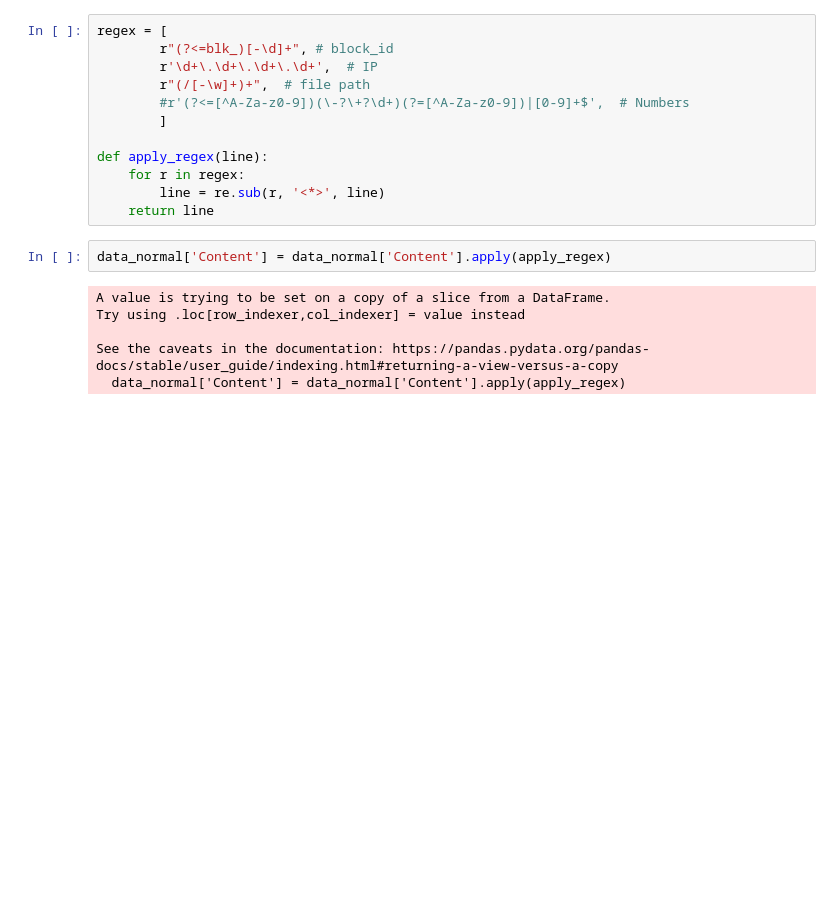
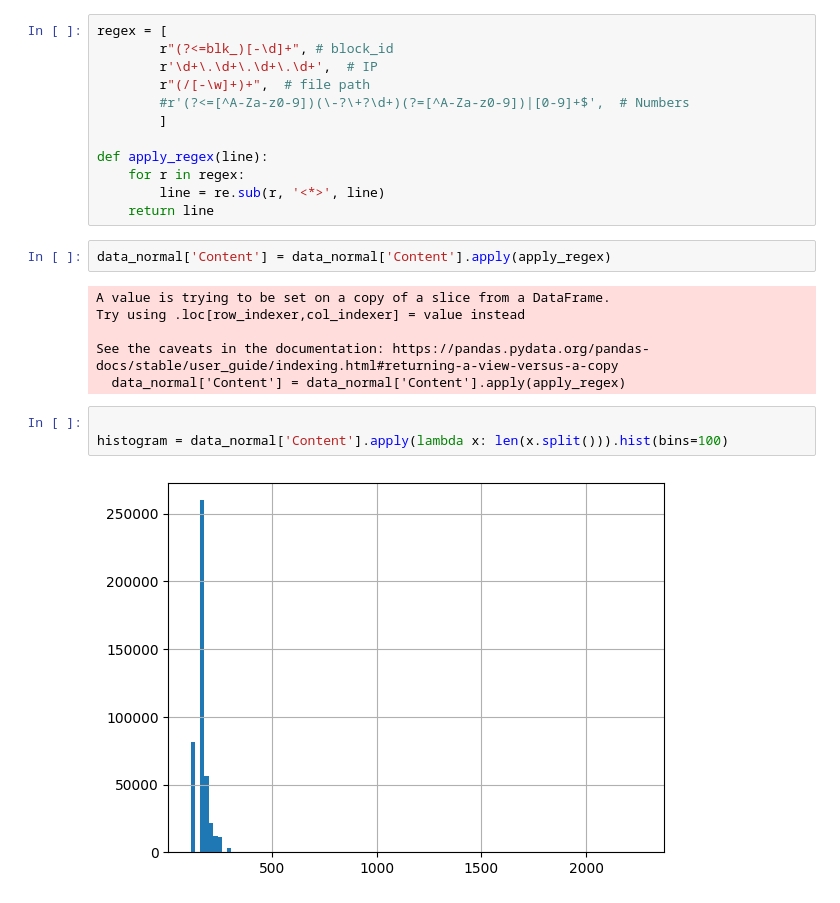
Before and after one commit to GabrielTalasso/log_ad_llm_fl, a Jupyter notebook: explore_dataset.ipynb, the cells around one changed output. Drawn from its saved outputs; the diff is of its cells as text; blank space fills up the shorter version.

```diff
--- a/explore_dataset.ipynb
+++ b/explore_dataset.ipynb
@@ -36,3 +48,8 @@ Try using .loc[row_indexer,col_indexer] = value instead
 
 See the caveats in the documentation: https://pandas.pydata.org/pandas-docs/stable/user_guide/indexing.html#returning-a-view-versus-a-copy
   data_normal['Content'] = data_normal['Content'].apply(apply_regex)
+# %%
+
+histogram = data_normal['Content'].apply(lambda x: len(x.split())).hist(bins=100)
+# %% [output]
+[figure, added]
```
Also changed, not shown: parts of 6 cells of this notebook, 42 other files.
